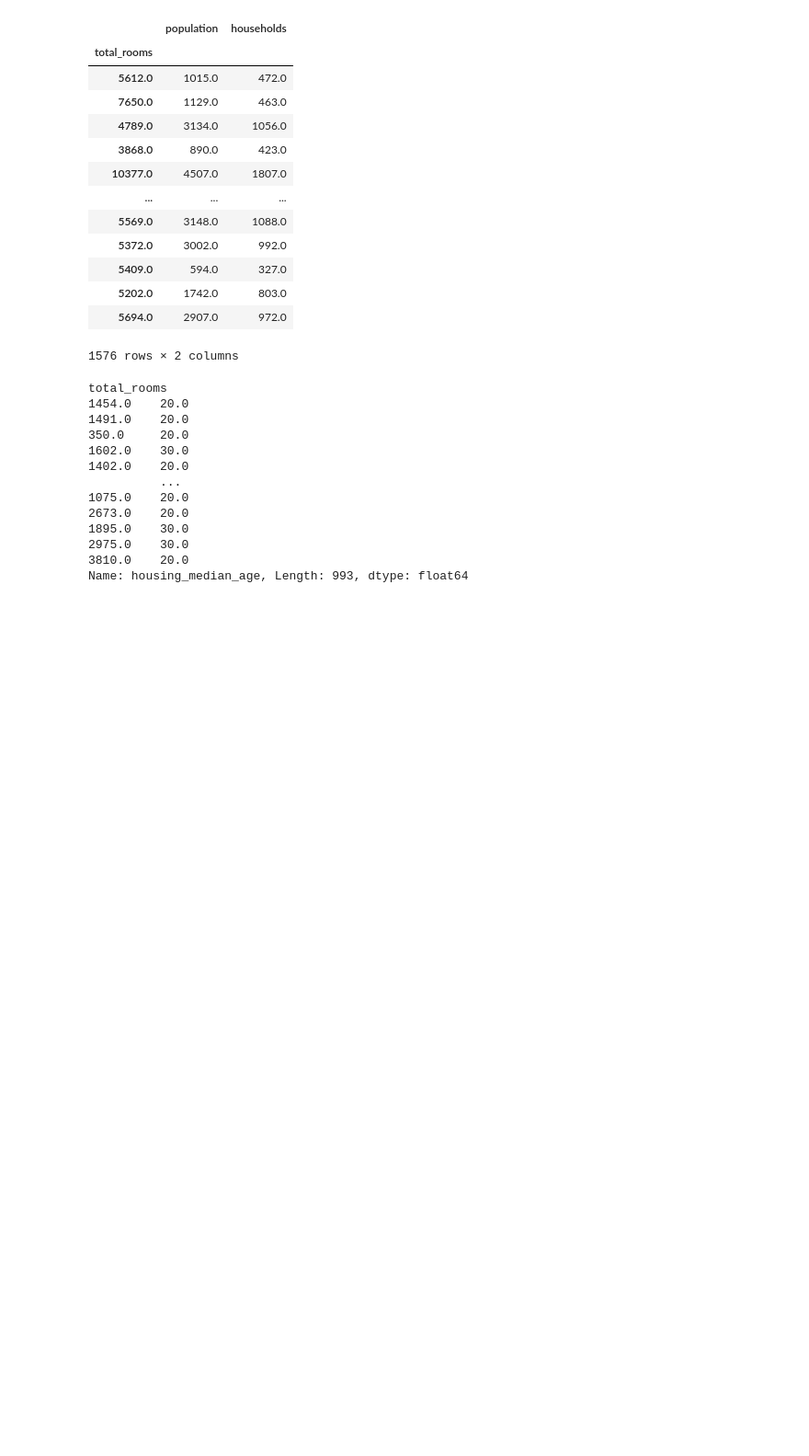
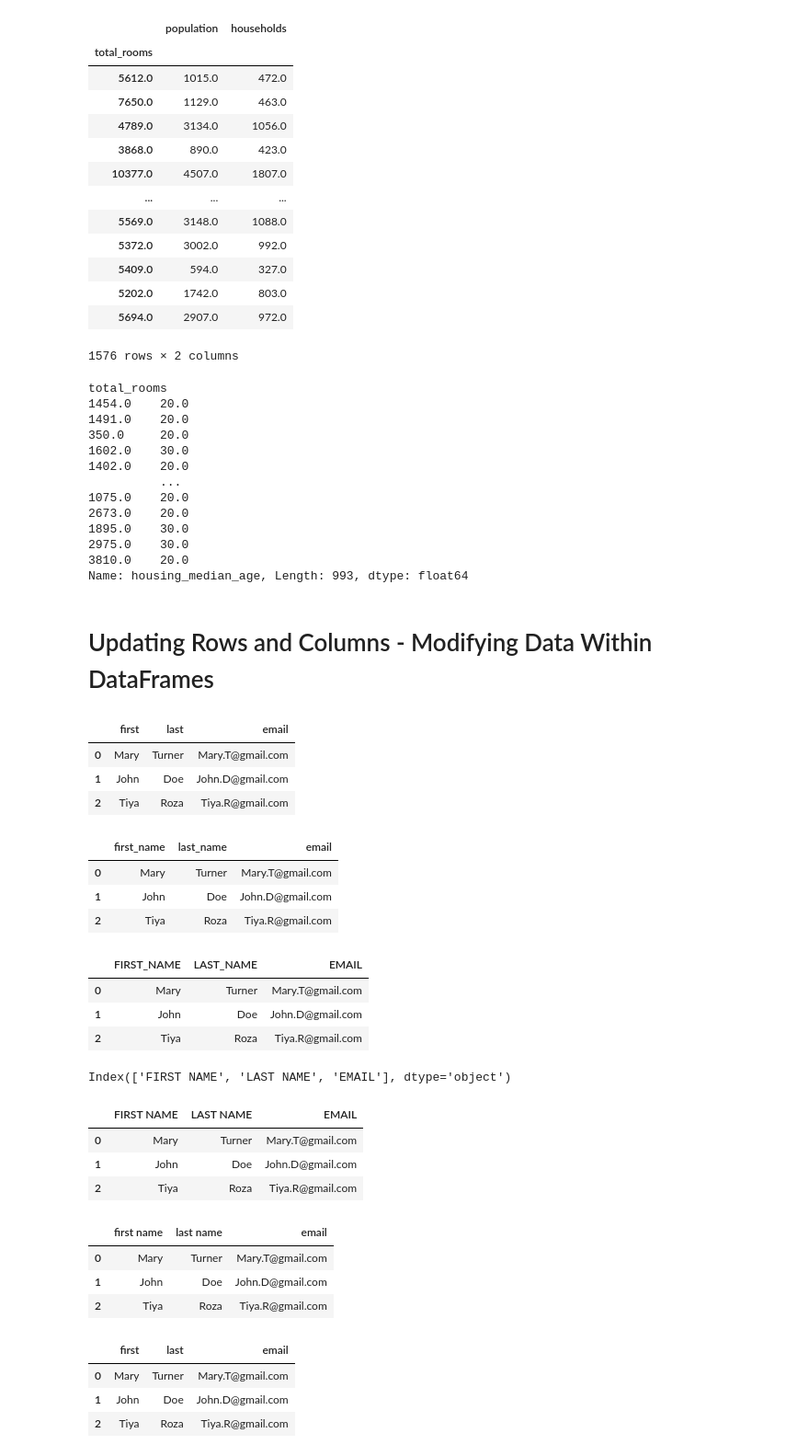
Before and after one commit to christinezuzart/Learning, a Jupyter notebook: Pandas_Refresher.ipynb, the cells around one changed output. Shown: that part at 92% size. Saved outputs shown, nothing was run; the diff lists cells and outputs as text; code cells hidden in the pictures; blank space fills up the shorter version.

```diff
--- a/Pandas_Refresher.ipynb
+++ b/Pandas_Refresher.ipynb
@@ -549,3 +549,18 @@ total_rooms
 2975.0    30.0
 3810.0    20.0
 Name: housing_median_age, Length: 993, dtype: float64
+# %% [markdown]
+# Updating Rows and Columns - Modifying Data Within DataFrames
+# %%
+people = {'first':['Mary', 'John', 'Tiya'],
+          'last':['Turner', 'Doe', 'Roza'],
+          'email':['Mary.T@gmail.com', 'John.D@gmail.com', 'Tiya.R@gmail.com']}
+# %%
+df_ppl = pd.DataFrame(people)
+# %%
+df_ppl
+# %% [output]
+|  | first | last | email |
+| 0 | Mary | Turner | Mary.T@gmail.com |
+| 1 | John | Doe | John.D@gmail.com |
+| 2 | Tiya | Roza | Tiya.R@gmail.com |
@@ -551,0 +569,7 @@ Name: housing_median_age, Length: 993, dtype: float64
+# %%
+df_ppl
+# %% [output]
+|  | first_name | last_name | email |
+| 0 | Mary | Turner | Mary.T@gmail.com |
+| 1 | John | Doe | John.D@gmail.com |
+| 2 | Tiya | Roza | Tiya.R@gmail.com |
@@ -551,0 +578,7 @@ Name: housing_median_age, Length: 993, dtype: float64
+# %%
+df_ppl
+# %% [output]
+|  | FIRST_NAME | LAST_NAME | EMAIL |
+| 0 | Mary | Turner | Mary.T@gmail.com |
+| 1 | John | Doe | John.D@gmail.com |
+| 2 | Tiya | Roza | Tiya.R@gmail.com |
@@ -551,0 +587,4 @@ Name: housing_median_age, Length: 993, dtype: float64
+# %%
+df_ppl.columns
+# %% [output]
+Index(['FIRST NAME', 'LAST NAME', 'EMAIL'], dtype='object')
@@ -551,0 +593,7 @@ Name: housing_median_age, Length: 993, dtype: float64
+# %%
+df_ppl
+# %% [output]
+|  | FIRST NAME | LAST NAME | EMAIL |
+| 0 | Mary | Turner | Mary.T@gmail.com |
+| 1 | John | Doe | John.D@gmail.com |
+| 2 | Tiya | Roza | Tiya.R@gmail.com |
@@ -551,0 +602,14 @@ Name: housing_median_age, Length: 993, dtype: float64
+# %%
+df_ppl
+# %% [output]
+|  | first name | last name | email |
+| 0 | Mary | Turner | Mary.T@gmail.com |
+| 1 | John | Doe | John.D@gmail.com |
+| 2 | Tiya | Roza | Tiya.R@gmail.com |
+# %%
+df_ppl.rename(columns= {'first name':'first', 'last name':'last'})
+# %% [output]
+|  | first | last | email |
+| 0 | Mary | Turner | Mary.T@gmail.com |
+| 1 | John | Doe | John.D@gmail.com |
+| 2 | Tiya | Roza | Tiya.R@gmail.com |
```
Also changed, not shown: parts of 47 cells of this notebook.
